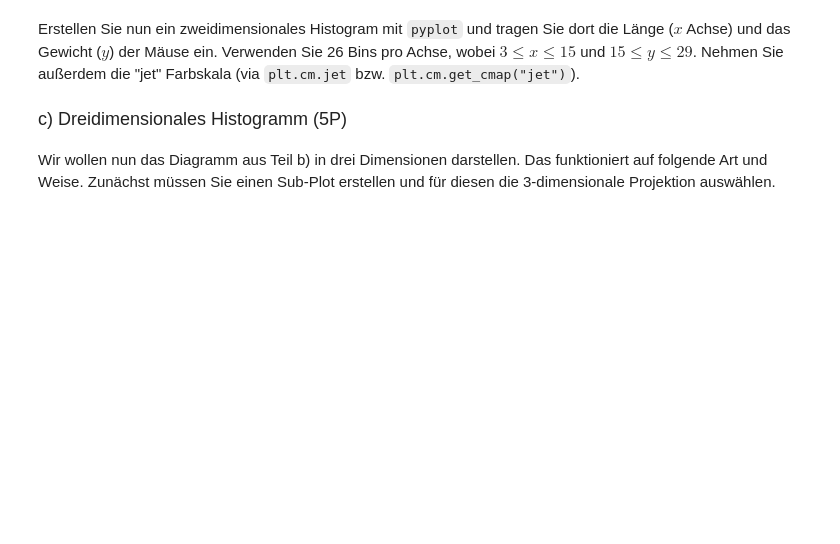
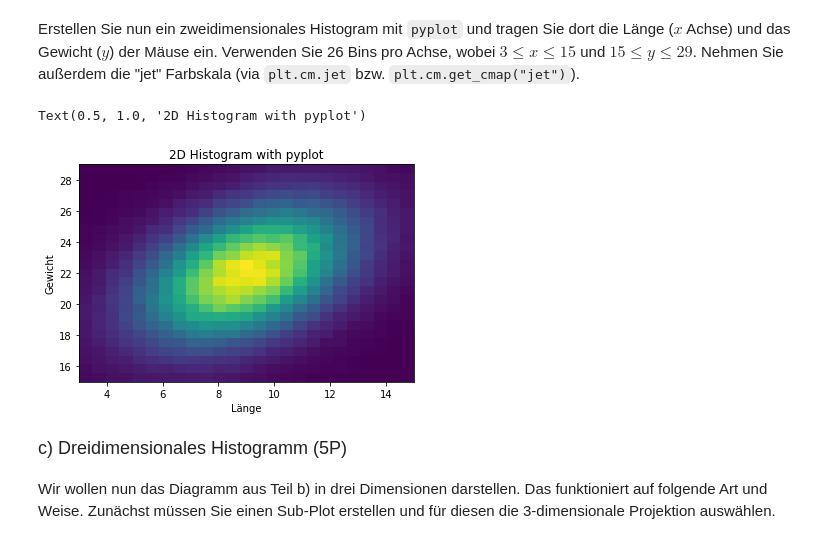
Before and after one commit to afdzlebron/22ws_bok_dan_nws, a Jupyter notebook: blatt03/Uebung03_Aufgabe4.ipynb, the cells around one changed output. Cells and saved outputs as stored; diff of their text form; code cells hidden in the pictures; blank space fills up the shorter version.

```diff
--- a/blatt03/Uebung03_Aufgabe4.ipynb
+++ b/blatt03/Uebung03_Aufgabe4.ipynb
@@ -51,3 +90,7 @@ V = np.array([
     ])
 # %% [markdown]
 Hier sind nun also drei Observablen gegeben: die Länge, das Gewicht, und die Laufzeit einer Maus im Laufrad. Die Observablen sind über die in `V` gegebene Kovarianzmatrix verknüpft. Verwenden Sie `np.random`'s `multivariate_normal` Funktion um sich die Werte eines simulierten Datensatzes mit 40000 Einträgen für diese drei Variablen generieren zu lassen.
+# %%
+multNormal = np.random.multivariate_normal(mu, V, size=400000)
+
+#np.info(multNormal)
@@ -54,5 +107,23 @@ Hier sind nun also drei Observablen gegeben: die Länge, das Gewicht, und die La
 # %% [markdown]
 Erstellen Sie nun ein zweidimensionales Histogram mit `pyplot` und tragen Sie dort die Länge ($x$ Achse) und das Gewicht ($y$) der Mäuse ein. Verwenden Sie 26 Bins pro Achse, wobei $3\leq x\leq15$ und $15\leq y\leq29$. Nehmen Sie außerdem die "jet" Farbskala (via `plt.cm.jet` bzw. `plt.cm.get_cmap("jet")`).
+# %%
+laenge = np.array([multNormal[i][0] for i in range(len(multNormal))])
+gewicht = np.array([multNormal[i][1] for i in range(len(multNormal))])
+
+x_bins = np.linspace(3, 15, 26)
+y_bins = np.linspace(15, 29, 26)
+
+
+Hist2d = plt.hist2d(laenge, gewicht, bins =[x_bins, y_bins])
+plt.cm.get_cmap("jet")
+plt.xlabel("Länge")
+plt.ylabel("Gewicht")
+plt.title("2D Histogram with pyplot")
+
+## Frage: Sollen "Ticks" auch hier erstellt werden?
+# %% [output]
+Text(0.5, 1.0, '2D Histogram with pyplot')
+[figure, added]
 # %% [markdown]
 <font face="Times New Roman" size=4>
 c) Dreidimensionales Histogramm (5P)
```
Also changed, not shown: parts of 6 cells of this notebook, 2 other files.
